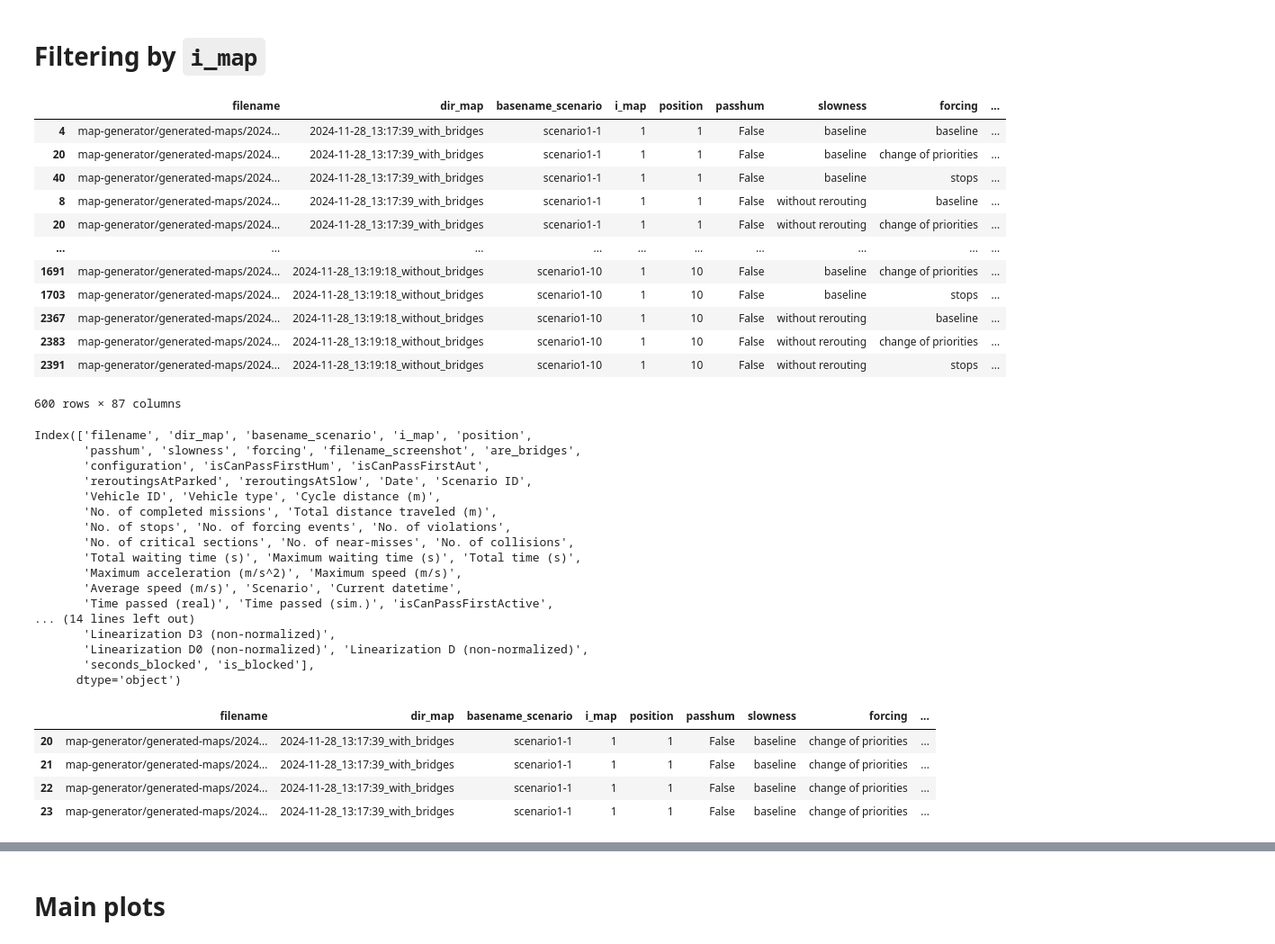
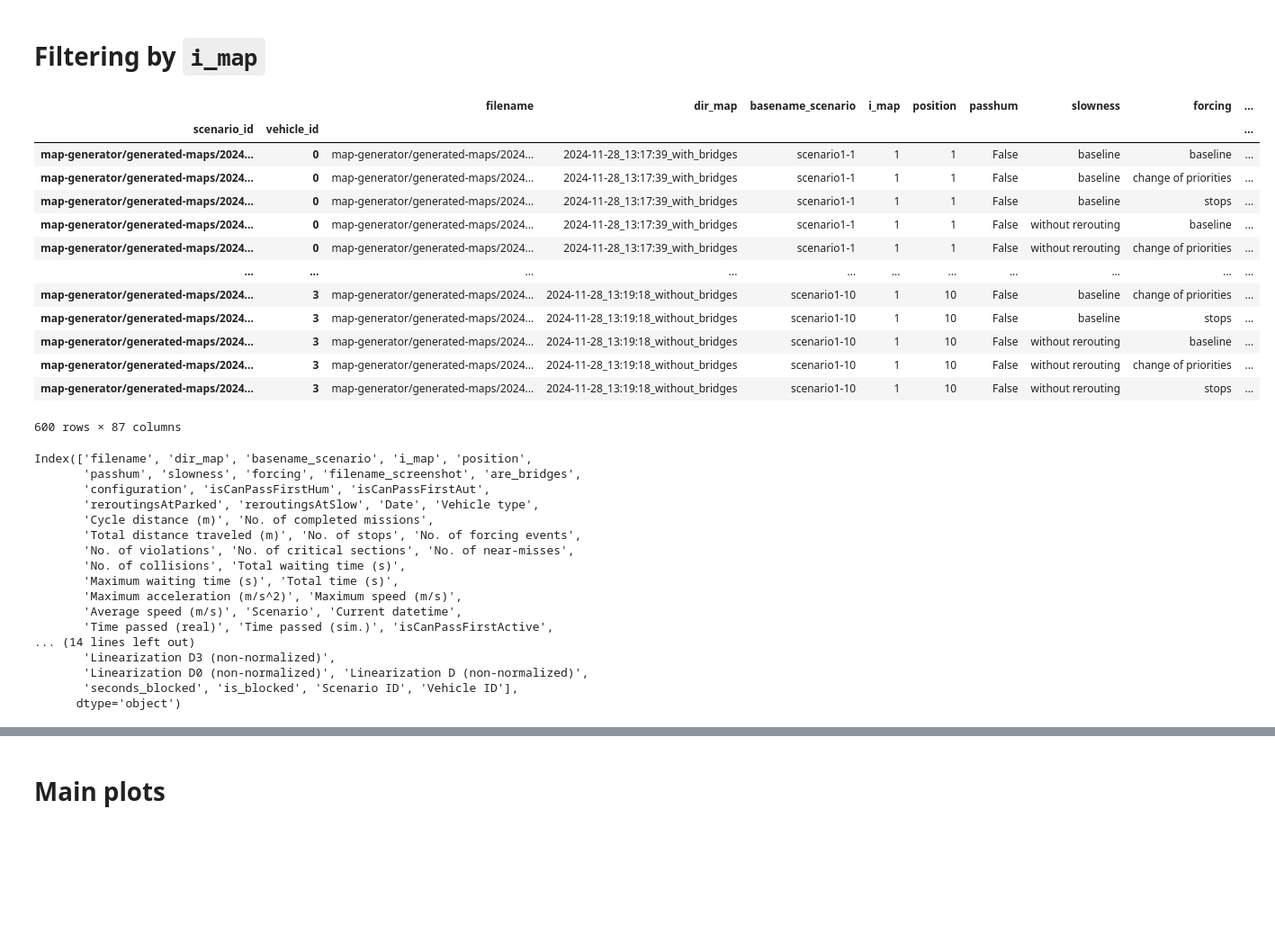
Before and after one commit to Olga-Mironenko/coordination_oru, a Jupyter notebook: scenario-analysis/analysis.ipynb, the cells around one changed output, grey strips where cells are left out. Shown at 90% size. Cells and saved outputs as stored; diff of their text form; code cells hidden in the pictures; blank space fills up the shorter version.

```diff
--- a/scenario-analysis/analysis.ipynb
+++ b/scenario-analysis/analysis.ipynb
@@ -222,9 +218,28 @@ def normalize_df(df_orig):
     df['seconds_blocked'] = pd.to_timedelta(df['blocked']).dt.total_seconds()
     df['is_blocked'] = df['seconds_blocked'] >= 5 * 60
 
+    df = df[~df['passhum']]
+
+    series_scenario_id = list(df['Scenario ID'])
+    series_vehicle_id = list(df['Vehicle ID'])
+    df = df.rename(columns={'Scenario ID': 'scenario_id', 'Vehicle ID': 'vehicle_id'})
+    df = df.set_index(['scenario_id', 'vehicle_id'])
+    df['Scenario ID'] = series_scenario_id
+    df['Vehicle ID'] = series_vehicle_id
+
+    if RUNNAME == '20241230_173555':
+        sc_from = 'map-generator/generated-maps/2024-11-28_13:17:39_with_bridges/scenario2-3.json, passhum 0, slowness with rerouting, forcing stops'
+        sc_to = 'map-generator/generated-maps/2024-11-28_13:17:39_with_bridges/scenario2-3.json, passhum 0, slowness with rerouting, forcing change of priorities'
+        for col in df.columns:
+            if col.startswith('Linearization'):
+                for id_vehicle in range(4):
+                    df.at[(sc_to, id_vehicle), col] = df.at[(sc_from, id_vehicle), col]
+
     return df
 
 
 df_orig_norm = normalize_df(df_orig)
 configuration_to_filename_screenshot = {row['configuration']: row['filename_screenshot'] for _, row in df_orig_norm.iterrows()}
 df_orig_norm
+df_lin = None if RUNNAME_LINEARIZATIONS is None else read_df_runname(RUNNAME_LINEARIZATIONS)
+df_lin
@@ -316,31 +298,21 @@ df_all[df_all['reroutingsAtSlow'] > 0]
 # Filtering by `i_map`
 # %%
 df_map = df_all[df_all['i_map'] == I_MAP]
-df_map = df_map[~df_map['passhum']]
-# df_map = df_map[
-#     df_map['Scenario ID'].isin([
-#         'map-generator/generated-maps/2024-11-28_13:17:39_with_bridges/scenario1-5.json, passhum 0, slowness no, forcing no',
-#
-#         'map-generator/generated-maps/2024-11-28_13:19:18_without_bridges/scenario1-5.json, passhum 0, slowness no, forcing no',
-#         'map-generator/generated-maps/2024-11-28_13:19:18_without_bridges/scenario1-5.json, passhum 0, slowness no, forcing change of priorities',
-#         'map-generator/generated-maps/2024-11-28_13:19:18_without_bridges/scenario1-5.json, passhum 0, slowness no, forcing stops',
-#     ])
-# ]
-# df_map = df_map[df_map['position'] == 5]
 df_map
 # %% [output]
-|  | filename | dir_map | basename_scenario | i_map | position | passhum | slowness | forcing | ... |
-| 4 | map-generator/generated-maps/2024... | 2024-11-28_13:17:39_with_bridges | scenario1-1 | 1 | 1 | False | baseline | baseline | ... |
-| 20 | map-generator/generated-maps/2024... | 2024-11-28_13:17:39_with_bridges | scenario1-1 | 1 | 1 | False | baseline | change of priorities | ... |
-| 40 | map-generator/generated-maps/2024... | 2024-11-28_13:17:39_with_bridges | scenario1-1 | 1 | 1 | False | baseline | stops | ... |
-| 8 | map-generator/generated-maps/2024... | 2024-11-28_13:17:39_with_bridges | scenario1-1 | 1 | 1 | False | without rerouting | baseline | ... |
-| 20 | map-generator/generated-maps/2024... | 2024-11-28_13:17:39_with_bridges | scenario1-1 | 1 | 1 | False | without rerouting | change of priorities | ... |
-| ... | ... | ... | ... | ... | ... | ... | ... | ... | ... |
-| 1691 | map-generator/generated-maps/2024... | 2024-11-28_13:19:18_without_bridges | scenario1-10 | 1 | 10 | False | baseline | change of priorities | ... |
-| 1703 | map-generator/generated-maps/2024... | 2024-11-28_13:19:18_without_bridges | scenario1-10 | 1 | 10 | False | baseline | stops | ... |
-| 2367 | map-generator/generated-maps/2024... | 2024-11-28_13:19:18_without_bridges | scenario1-10 | 1 | 10 | False | without rerouting | baseline | ... |
-| 2383 | map-generator/generated-maps/2024... | 2024-11-28_13:19:18_without_bridges | scenario1-10 | 1 | 10 | False | without rerouting | change of priorities | ... |
-| 2391 | map-generator/generated-maps/2024... | 2024-11-28_13:19:18_without_bridges | scenario1-10 | 1 | 10 | False | without rerouting | stops | ... |
+|  |  | filename | dir_map | basename_scenario | i_map | position | passhum | slowness | forcing | ... |
+| scenario_id | vehicle_id |  |  |  |  |  |  |  |  | ... |
+| map-generator/generated-maps/2024... | 0 | map-generator/generated-maps/2024... | 2024-11-28_13:17:39_with_bridges | scenario1-1 | 1 | 1 | False | baseline | baseline | ... |
+| map-generator/generated-maps/2024... | 0 | map-generator/generated-maps/2024... | 2024-11-28_13:17:39_with_bridges | scenario1-1 | 1 | 1 | False | baseline | change of priorities | ... |
+| map-generator/generated-maps/2024... | 0 | map-generator/generated-maps/2024... | 2024-11-28_13:17:39_with_bridges | scenario1-1 | 1 | 1 | False | baseline | stops | ... |
+| map-generator/generated-maps/2024... | 0 | map-generator/generated-maps/2024... | 2024-11-28_13:17:39_with_bridges | scenario1-1 | 1 | 1 | False | without rerouting | baseline | ... |
+| map-generator/generated-maps/2024... | 0 | map-generator/generated-maps/2024... | 2024-11-28_13:17:39_with_bridges | scenario1-1 | 1 | 1 | False | without rerouting | change of priorities | ... |
+| ... | ... | ... | ... | ... | ... | ... | ... | ... | ... | ... |
+| map-generator/generated-maps/2024... | 3 | map-generator/generated-maps/2024... | 2024-11-28_13:19:18_without_bridges | scenario1-10 | 1 | 10 | False | baseline | change of priorities | ... |
+| map-generator/generated-maps/2024... | 3 | map-generator/generated-maps/2024... | 2024-11-28_13:19:18_without_bridges | scenario1-10 | 1 | 10 | False | baseline | stops | ... |
+| map-generator/generated-maps/2024... | 3 | map-generator/generated-maps/2024... | 2024-11-28_13:19:18_without_bridges | scenario1-10 | 1 | 10 | False | without rerouting | baseline | ... |
+| map-generator/generated-maps/2024... | 3 | map-generator/generated-maps/2024... | 2024-11-28_13:19:18_without_bridges | scenario1-10 | 1 | 10 | False | without rerouting | change of priorities | ... |
+| map-generator/generated-maps/2024... | 3 | map-generator/generated-maps/2024... | 2024-11-28_13:19:18_without_bridges | scenario1-10 | 1 | 10 | False | without rerouting | stops | ... |
 600 rows × 87 columns
 # %%
 df_map.columns
@@ -348,28 +320,20 @@ df_map.columns
 Index(['filename', 'dir_map', 'basename_scenario', 'i_map', 'position',
        'passhum', 'slowness', 'forcing', 'filename_screenshot', 'are_bridges',
        'configuration', 'isCanPassFirstHum', 'isCanPassFirstAut',
-       'reroutingsAtParked', 'reroutingsAtSlow', 'Date', 'Scenario ID',
-       'Vehicle ID', 'Vehicle type', 'Cycle distance (m)',
-       'No. of completed missions', 'Total distance traveled (m)',
-       'No. of stops', 'No. of forcing events', 'No. of violations',
-       'No. of critical sections', 'No. of near-misses', 'No. of collisions',
-       'Total waiting time (s)', 'Maximum waiting time (s)', 'Total time (s)',
+       'reroutingsAtParked', 'reroutingsAtSlow', 'Date', 'Vehicle type',
+       'Cycle distance (m)', 'No. of completed missions',
+       'Total distance traveled (m)', 'No. of stops', 'No. of forcing events',
+       'No. of violations', 'No. of critical sections', 'No. of near-misses',
+       'No. of collisions', 'Total waiting time (s)',
+       'Maximum waiting time (s)', 'Total time (s)',
        'Maximum acceleration (m/s^2)', 'Maximum speed (m/s)',
        'Average speed (m/s)', 'Scenario', 'Current datetime',
        'Time passed (real)', 'Time passed (sim.)', 'isCanPassFirstActive',
 ... (14 lines left out)
        'Linearization D3 (non-normalized)',
        'Linearization D0 (non-normalized)', 'Linearization D (non-normalized)',
-       'seconds_blocked', 'is_blocked'],
+       'seconds_blocked', 'is_blocked', 'Scenario ID', 'Vehicle ID'],
       dtype='object')
-# %%
-df_map[df_map['Scenario ID'] == 'map-generator/generated-maps/2024-11-28_13:17:39_with_bridges/scenario1-1.json, passhum 0, slowness no, forcing change of priorities']
-# %% [output]
-|  | filename | dir_map | basename_scenario | i_map | position | passhum | slowness | forcing | ... |
-| 20 | map-generator/generated-maps/2024... | 2024-11-28_13:17:39_with_bridges | scenario1-1 | 1 | 1 | False | baseline | change of priorities | ... |
-| 21 | map-generator/generated-maps/2024... | 2024-11-28_13:17:39_with_bridges | scenario1-1 | 1 | 1 | False | baseline | change of priorities | ... |
-| 22 | map-generator/generated-maps/2024... | 2024-11-28_13:17:39_with_bridges | scenario1-1 | 1 | 1 | False | baseline | change of priorities | ... |
-| 23 | map-generator/generated-maps/2024... | 2024-11-28_13:17:39_with_bridges | scenario1-1 | 1 | 1 | False | baseline | change of priorities | ... |
 # %%
 def display_groups(groups):
     for key, df in groups:
```
Also changed, not shown: parts of 9 cells of this notebook, 2 other files.
